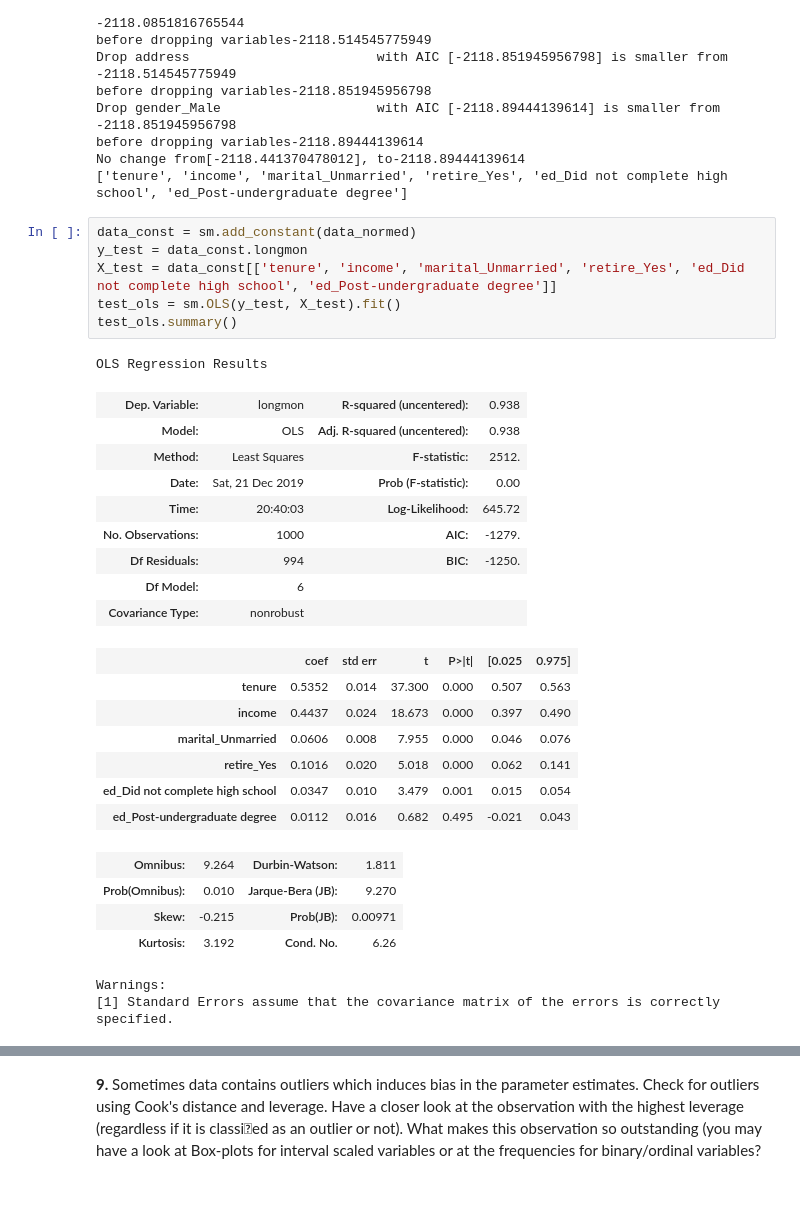
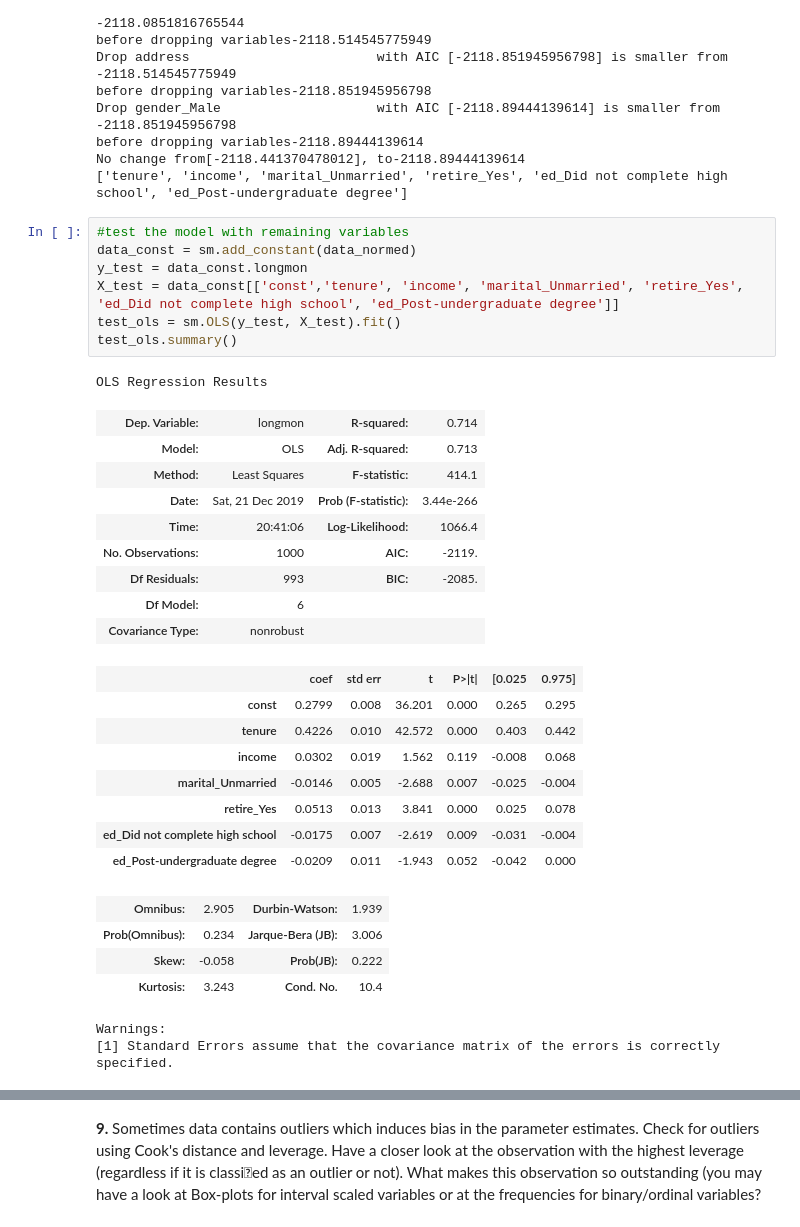
Before and after one commit to St-Jester/stats2, a Jupyter notebook: Assignment2.ipynb, the cells around one changed output, grey strips where cells are left out. Drawn from its saved outputs; the diff is of its cells as text; blank space fills up the shorter version.

```diff
--- a/Assignment2.ipynb
+++ b/Assignment2.ipynb
@@ -592,32 +561,34 @@ before dropping variables-2118.89444139614
 No change from[-2118.441370478012], to-2118.89444139614
 ['tenure', 'income', 'marital_Unmarried', 'retire_Yes', 'ed_Did not complete high school', 'ed_Post-undergraduate degree']
 # %%
+#test the model with remaining variables
 data_const = sm.add_constant(data_normed)
 y_test = data_const.longmon
-X_test = data_const[['tenure', 'income', 'marital_Unmarried', 'retire_Yes', 'ed_Did not complete high school', 'ed_Post-undergraduate degree']]
+X_test = data_const[['const','tenure', 'income', 'marital_Unmarried', 'retire_Yes', 'ed_Did not complete high school', 'ed_Post-undergraduate degree']]
 test_ols = sm.OLS(y_test, X_test).fit()
 test_ols.summary()
 # %% [output]
 OLS Regression Results
-| Dep. Variable: | longmon | R-squared (uncentered): | 0.938 |
-| Model: | OLS | Adj. R-squared (uncentered): | 0.938 |
-| Method: | Least Squares | F-statistic: | 2512. |
-| Date: | Sat, 21 Dec 2019 | Prob (F-statistic): | 0.00 |
-| Time: | 20:40:03 | Log-Likelihood: | 645.72 |
-| No. Observations: | 1000 | AIC: | -1279. |
-| Df Residuals: | 994 | BIC: | -1250. |
+| Dep. Variable: | longmon | R-squared: | 0.714 |
+| Model: | OLS | Adj. R-squared: | 0.713 |
+| Method: | Least Squares | F-statistic: | 414.1 |
+| Date: | Sat, 21 Dec 2019 | Prob (F-statistic): | 3.44e-266 |
+| Time: | 20:41:06 | Log-Likelihood: | 1066.4 |
+| No. Observations: | 1000 | AIC: | -2119. |
+| Df Residuals: | 993 | BIC: | -2085. |
 | Df Model: | 6 |  |  |
 | Covariance Type: | nonrobust |  |  |
 |  | coef | std err | t | P>|t| | [0.025 | 0.975] |
-| tenure | 0.5352 | 0.014 | 37.300 | 0.000 | 0.507 | 0.563 |
-| income | 0.4437 | 0.024 | 18.673 | 0.000 | 0.397 | 0.490 |
-| marital_Unmarried | 0.0606 | 0.008 | 7.955 | 0.000 | 0.046 | 0.076 |
-| retire_Yes | 0.1016 | 0.020 | 5.018 | 0.000 | 0.062 | 0.141 |
-| ed_Did not complete high school | 0.0347 | 0.010 | 3.479 | 0.001 | 0.015 | 0.054 |
-| ed_Post-undergraduate degree | 0.0112 | 0.016 | 0.682 | 0.495 | -0.021 | 0.043 |
+| const | 0.2799 | 0.008 | 36.201 | 0.000 | 0.265 | 0.295 |
+| tenure | 0.4226 | 0.010 | 42.572 | 0.000 | 0.403 | 0.442 |
+| income | 0.0302 | 0.019 | 1.562 | 0.119 | -0.008 | 0.068 |
+| marital_Unmarried | -0.0146 | 0.005 | -2.688 | 0.007 | -0.025 | -0.004 |
+| retire_Yes | 0.0513 | 0.013 | 3.841 | 0.000 | 0.025 | 0.078 |
+| ed_Did not complete high school | -0.0175 | 0.007 | -2.619 | 0.009 | -0.031 | -0.004 |
+| ed_Post-undergraduate degree | -0.0209 | 0.011 | -1.943 | 0.052 | -0.042 | 0.000 |
-| Omnibus: | 9.264 | Durbin-Watson: | 1.811 |
-| Prob(Omnibus): | 0.010 | Jarque-Bera (JB): | 9.270 |
-| Skew: | -0.215 | Prob(JB): | 0.00971 |
-| Kurtosis: | 3.192 | Cond. No. | 6.26 |
+| Omnibus: | 2.905 | Durbin-Watson: | 1.939 |
+| Prob(Omnibus): | 0.234 | Jarque-Bera (JB): | 3.006 |
+| Skew: | -0.058 | Prob(JB): | 0.222 |
+| Kurtosis: | 3.243 | Cond. No. | 10.4 |
 Warnings:
 [1] Standard Errors assume that the covariance matrix of the errors is correctly specified.
```
Also changed, not shown: parts of 4 cells of this notebook.
